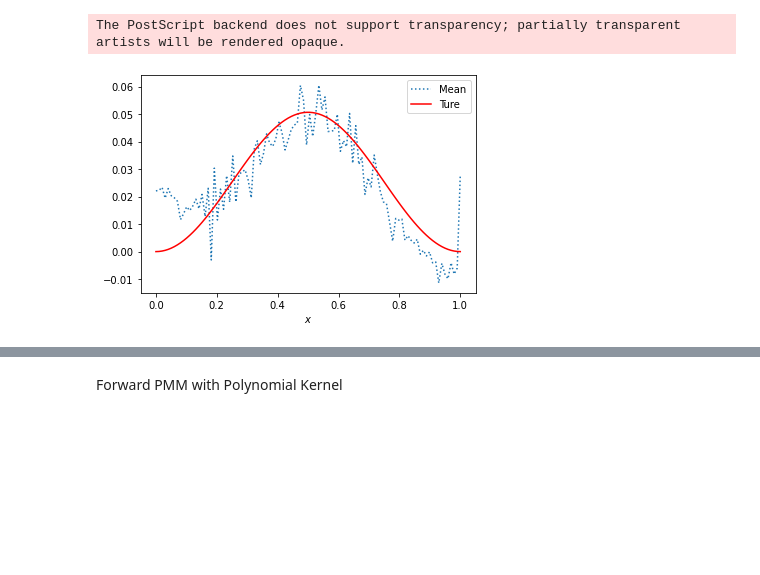
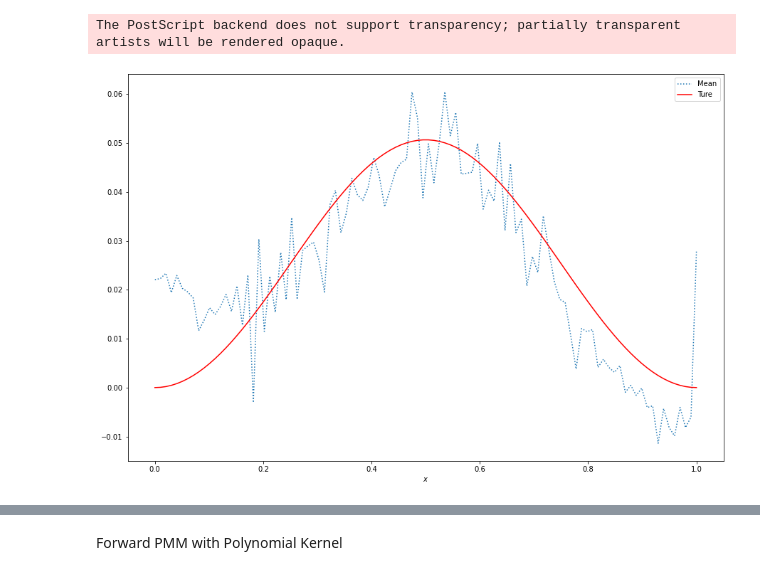
Before and after one commit to MrzLen/MSc_Thesis, a Jupyter notebook: poisson.ipynb, the cells around one changed output, grey strips where cells are left out. Saved outputs shown, nothing was run; the diff lists cells and outputs as text; code cells hidden in the pictures; blank space fills up the shorter version.

```diff
--- a/poisson.ipynb
+++ b/poisson.ipynb
@@ -119,11 +97,11 @@ The PostScript backend does not support transparency; partially transparent arti
 # %%
 mean3, var3 = poisson.posterior(X, 25, 2)
-
+plt.figure(figsize = (15,10))
 plt.plot(np.linspace(0, 1,  N),  mean3,  linestyle = 'dotted')
 plt.plot(np.linspace(0, 1, N), real_u(np.linspace(0, 1, N)), color = 'r')
 plt.xlabel(r'$x$')
 plt.legend(['Mean', 'Ture'])
 plt.savefig('overfitting.eps', format='eps')
 # %% [output]
 The PostScript backend does not support transparency; partially transparent artists will be rendered opaque.
-[figure, old version]
+[figure, new version]
```
Also changed, not shown: parts of 8 cells of this notebook, 10 other files.
